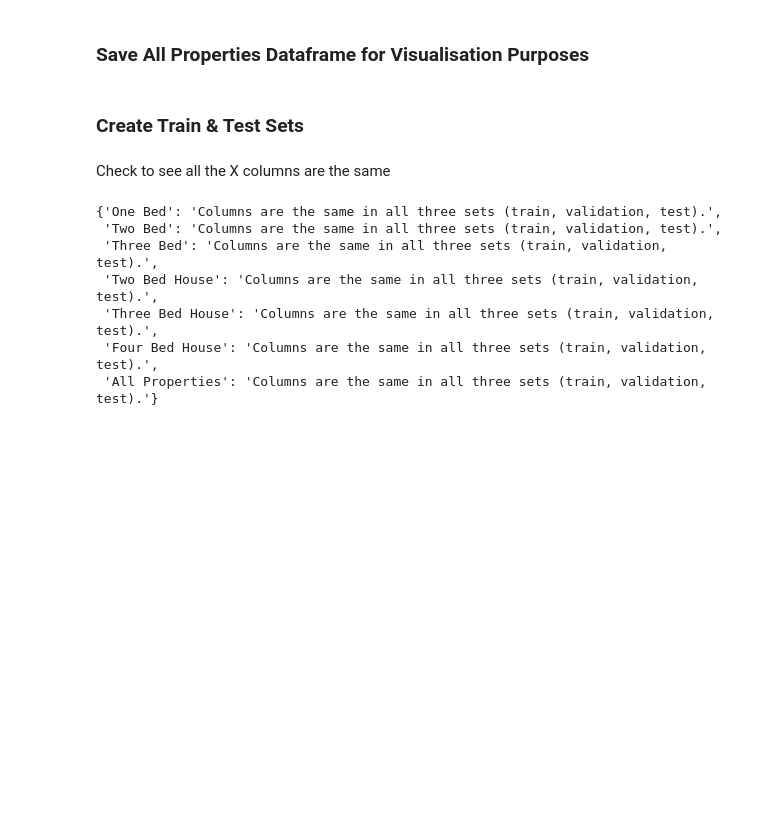
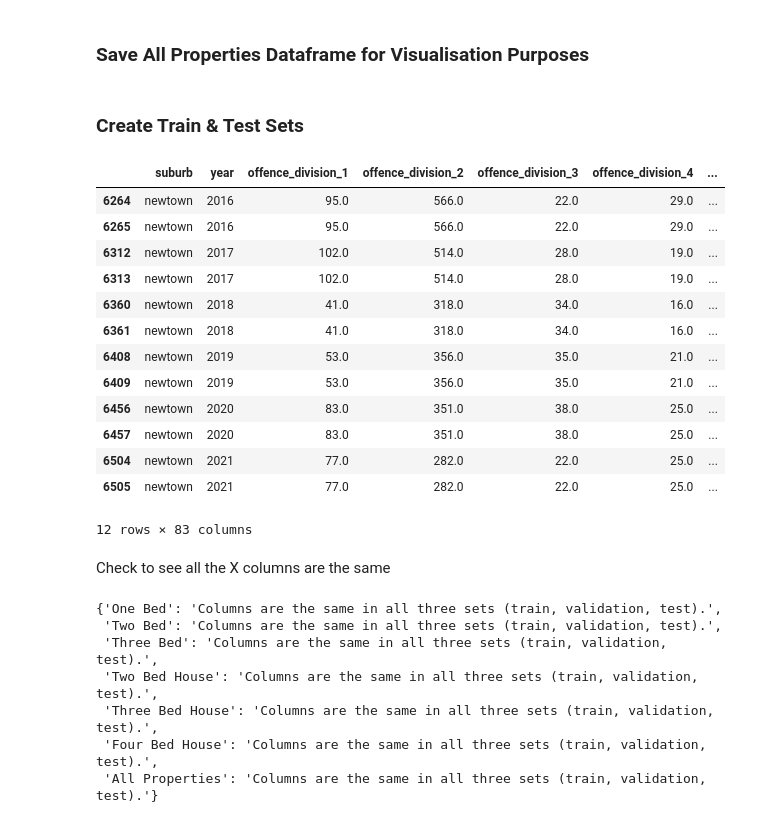
Before and after one commit to MAST30034-AppliedDataScience/project-2-group-real-estate-industry-project-15, a Jupyter notebook: notebooks/modelling.ipynb, the cells around one changed output. Saved outputs shown, nothing was run; the diff lists cells and outputs as text; code cells hidden in the pictures; blank space fills up the shorter version.

Commit message:
Saving all merged dfs

```diff
--- a/notebooks/modelling.ipynb
+++ b/notebooks/modelling.ipynb
@@ -312,41 +329,60 @@ def train_val_test_sets(df):
     X_val = X[X['year'].isin(val_years)]
     X_test = X[X['year'].isin(test_years)]
 
     # Align target sets with the corresponding feature sets
     y_train = y.loc[X_train.index]
     y_val = y.loc[X_val.index]
     y_test = y.loc[X_test.index]
 
     # Extract other columns not in feature_year_cols or target_columns, including 'suburb'
     other_columns = df.drop(columns=feature_year_cols + target_columns).columns
     other_data = df[other_columns].copy()
     other_data['suburb'] = df['suburb']  # Ensure 'suburb' is included
 
     # Merge the 'other' data back with the matching suburbs, irrespective of the year
     X_train = X_train.merge(other_data, on='suburb', how='left')
     X_val = X_val.merge(other_data, on='suburb', how='left')
     X_test = X_test.merge(other_data, on='suburb', how='left')
 
-    # Drop dupliactes from the X dfs
+    # Drop duplicates from the X dfs
     X_train = X_train.drop_duplicates()
     X_val = X_val.drop_duplicates()
     X_test = X_test.drop_duplicates()
 
     # Now drop 'suburb' and 'year' from the feature sets
-    X_train = X_train.drop(columns=['suburb', 'year'])
+    #X_train = X_train.drop(columns=['suburb', 'year'])
     X_val = X_val.drop(columns=['suburb', 'year'])
     X_test = X_test.drop(columns=['suburb', 'year'])
 
     return X_train, X_val, X_test, y_train, y_val, y_test
 
 # Create training, validation, and test sets for each property type
 X_train_one_bed, X_val_one_bed, X_test_one_bed, y_train_one_bed, y_val_one_bed, y_test_one_bed = train_val_test_sets(one_bed_flat_merged)
-X_train_two_bed, X_val_two_bed, X_test_two_bed, y_train_two_bed, y_val_two_bed, y_test_two_bed = train_val_test_sets(two_bed_flat_merged)
-X_train_three_bed, X_val_three_bed, X_test_three_bed, y_train_three_bed, y_val_three_bed, y_test_three_bed = train_val_test_sets(three_bed_flat_merged)
-X_train_two_bed_house, X_val_two_bed_house, X_test_two_bed_house, y_train_two_bed_house, y_val_two_bed_house, y_test_two_bed_house = train_val_test_sets(two_bed_house_merged)
-X_train_three_bed_house, X_val_three_bed_house, X_test_three_bed_house, y_train_three_bed_house, y_val_three_bed_house, y_test_three_bed_house = train_val_test_sets(three_bed_house_merged)
-X_train_four_bed_house, X_val_four_bed_house, X_test_four_bed_house, y_train_four_bed_house, y_val_four_bed_house, y_test_four_bed_house = train_val_test_sets(four_bed_house_merged)
-X_train_all_properties, X_val_all_properties, X_test_all_properties, y_train_all_properties, y_val_all_properties, y_test_all_properties = train_val_test_sets(all_properties_merged)
+# X_train_two_bed, X_val_two_bed, X_test_two_bed, y_train_two_bed, y_val_two_bed, y_test_two_bed = train_val_test_sets(two_bed_flat_merged)
+# X_train_three_bed, X_val_three_bed, X_test_three_bed, y_train_three_bed, y_val_three_bed, y_test_three_bed = train_val_test_sets(three_bed_flat_merged)
+# X_train_two_bed_house, X_val_two_bed_house, X_test_two_bed_house, y_train_two_bed_house, y_val_two_bed_house, y_test_two_bed_house = train_val_test_sets(two_bed_house_merged)
+# X_train_three_bed_house, X_val_three_bed_house, X_test_three_bed_house, y_train_three_bed_house, y_val_three_bed_house, y_test_three_bed_house = train_val_test_sets(three_bed_house_merged)
+# X_train_four_bed_house, X_val_four_bed_house, X_test_four_bed_house, y_train_four_bed_house, y_val_four_bed_house, y_test_four_bed_house = train_val_test_sets(four_bed_house_merged)
+# X_train_all_properties, X_val_all_properties, X_test_all_properties, y_train_all_properties, y_val_all_properties, y_test_all_properties = train_val_test_sets(all_properties_merged)
+
+
+#print(X_train_one_bed['suburb'].value_counts())
+X_train_one_bed[X_train_one_bed['suburb'] == 'newtown']
+# %% [output]
+|  | suburb | year | offence_division_1 | offence_division_2 | offence_division_3 | offence_division_4 | ... |
+| 6264 | newtown | 2016 | 95.0 | 566.0 | 22.0 | 29.0 | ... |
+| 6265 | newtown | 2016 | 95.0 | 566.0 | 22.0 | 29.0 | ... |
+| 6312 | newtown | 2017 | 102.0 | 514.0 | 28.0 | 19.0 | ... |
+| 6313 | newtown | 2017 | 102.0 | 514.0 | 28.0 | 19.0 | ... |
+| 6360 | newtown | 2018 | 41.0 | 318.0 | 34.0 | 16.0 | ... |
+| 6361 | newtown | 2018 | 41.0 | 318.0 | 34.0 | 16.0 | ... |
+| 6408 | newtown | 2019 | 53.0 | 356.0 | 35.0 | 21.0 | ... |
+| 6409 | newtown | 2019 | 53.0 | 356.0 | 35.0 | 21.0 | ... |
+| 6456 | newtown | 2020 | 83.0 | 351.0 | 38.0 | 25.0 | ... |
+| 6457 | newtown | 2020 | 83.0 | 351.0 | 38.0 | 25.0 | ... |
+| 6504 | newtown | 2021 | 77.0 | 282.0 | 22.0 | 25.0 | ... |
+| 6505 | newtown | 2021 | 77.0 | 282.0 | 22.0 | 25.0 | ... |
+12 rows × 83 columns
 # %% [markdown]
 Check to see all the X columns are the same
 # %%
```
Also changed, not shown: parts of 4 cells of this notebook.
